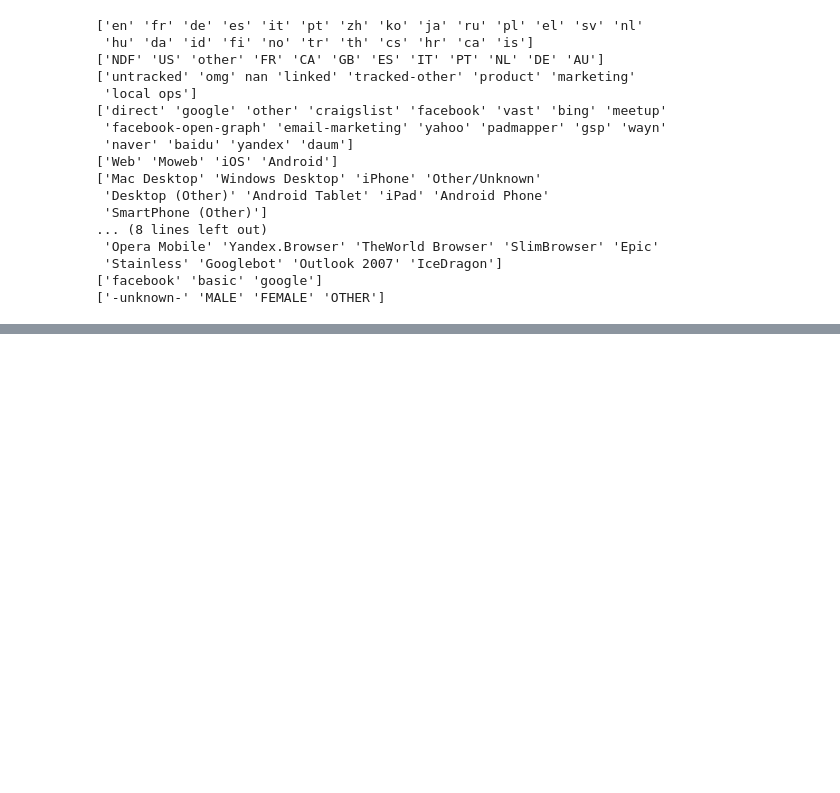
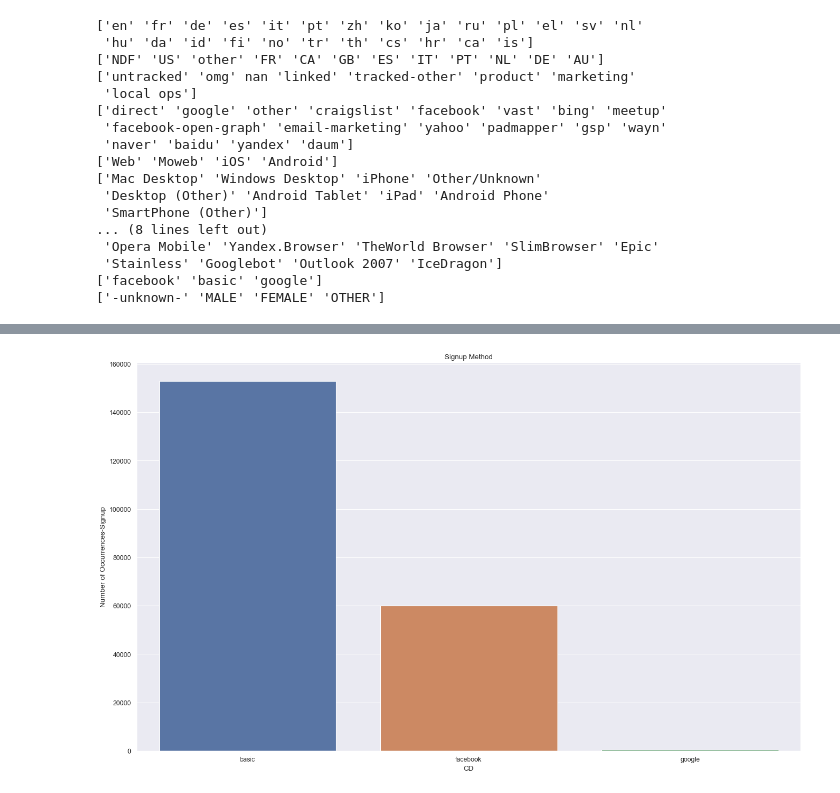
Before and after one commit to venkii83/Springboard, a Jupyter notebook: Capstone 1.ipynb, the cells around one changed output, grey strips where cells are left out. Saved outputs shown, nothing was run; the diff lists cells and outputs as text; code cells hidden in the pictures; blank space fills up the shorter version.

```diff
--- a/Capstone 1.ipynb
+++ b/Capstone 1.ipynb
@@ -122,0 +123,18 @@ dfl= data['language'].value_counts().plot(kind='bar')
+# %%
+#Signup Method versus Country of destination
+#We observed that basic signup method was used for sign up for most of the countries
+%matplotlib inline
+import seaborn as sns
+import matplotlib.pyplot as plt
+from matplotlib.pyplot import figure
+figure(num=None, figsize=(20, 12), dpi=80, facecolor='w', edgecolor='k')
+scd = a[['signup_method', 'country_destination']]
+signup_count = scd['signup_method'].value_counts()
+country_count = scd['country_destination'].value_counts()
+sns.barplot(signup_count.index, signup_count.values)
+plt.title('Signup Method')
+plt.ylabel('Number of Occurrences-Signup', fontsize=12)
+plt.xlabel('CD', fontsize=12)
+plt.show()
+# %% [output]
+[figure, added]
```
Also changed, not shown: parts of 11 cells of this notebook.
